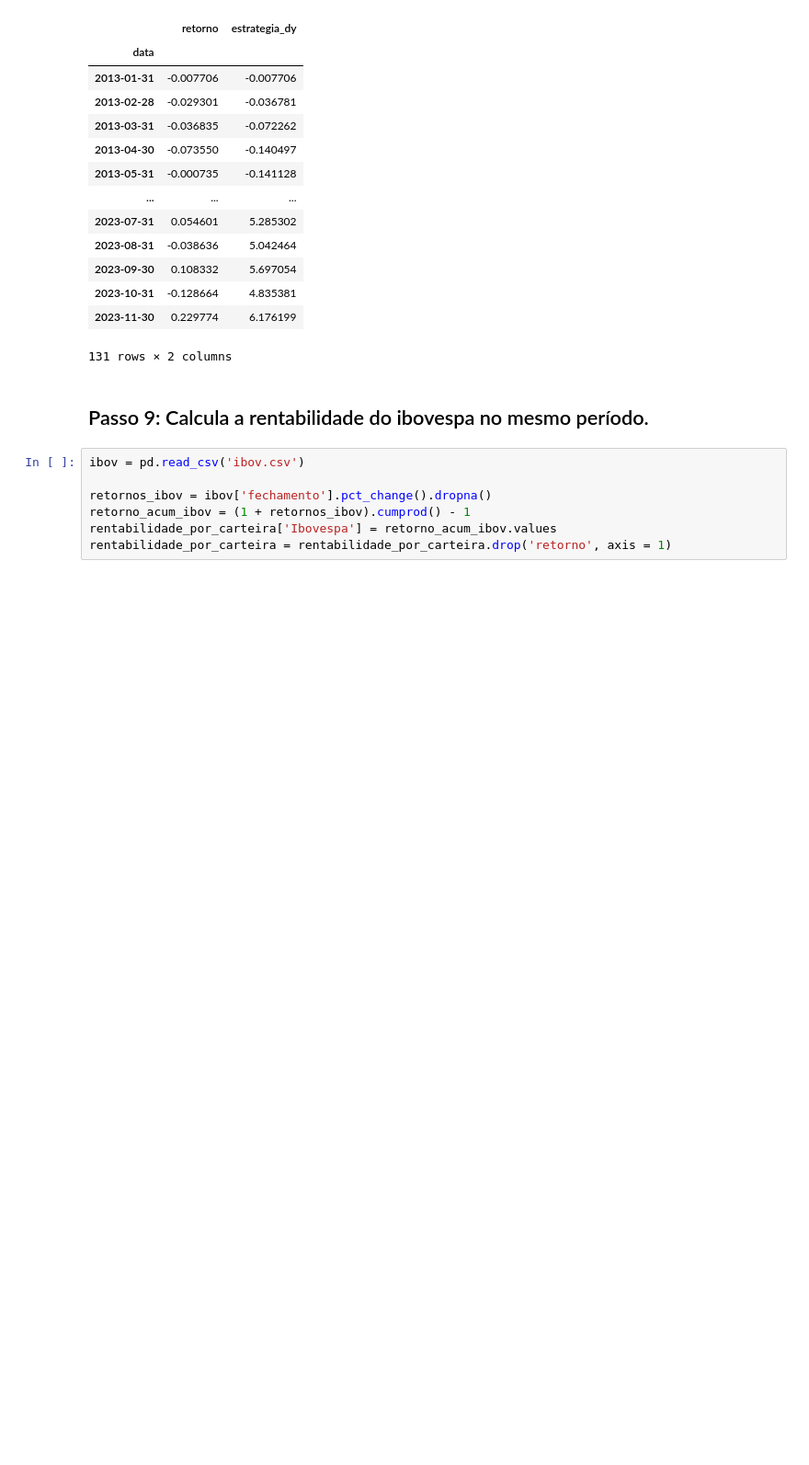
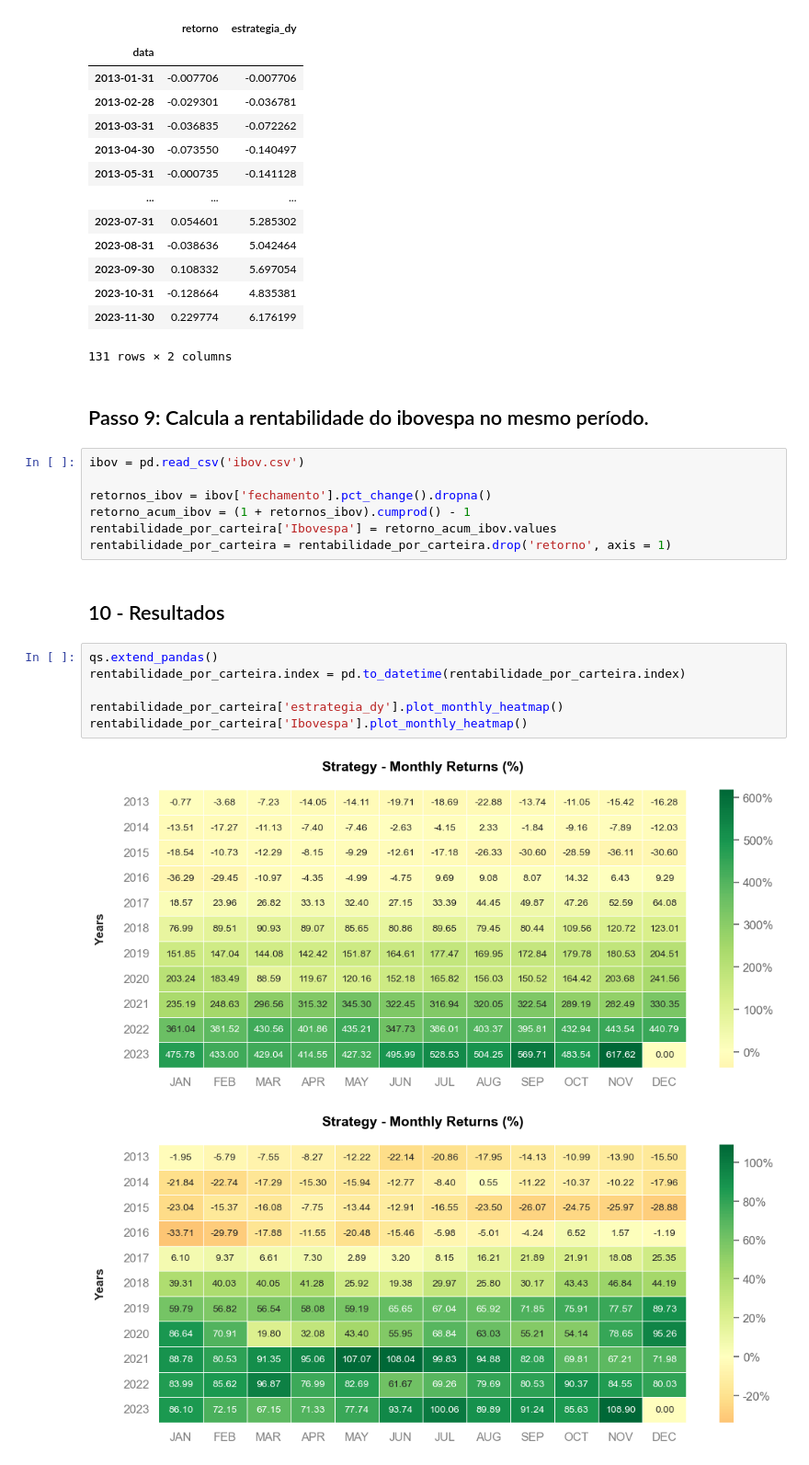
Before and after one commit to edigarmaia/python-mercado-financeiro, a Jupyter notebook: Modelo de Investimento.ipynb, the cells around one changed output. Shown at 92% size. Drawn from its saved outputs; the diff is of its cells as text; blank space fills up the shorter version.

Commit message:
Resultados

```diff
--- a/Modelo de Investimento.ipynb
+++ b/Modelo de Investimento.ipynb
@@ -219,3 +219,14 @@ retornos_ibov = ibov['fechamento'].pct_change().dropna()
 retorno_acum_ibov = (1 + retornos_ibov).cumprod() - 1
 rentabilidade_por_carteira['Ibovespa'] = retorno_acum_ibov.values
 rentabilidade_por_carteira = rentabilidade_por_carteira.drop('retorno', axis = 1)
+# %% [markdown]
+## 10 - Resultados
+# %%
+qs.extend_pandas()
+rentabilidade_por_carteira.index = pd.to_datetime(rentabilidade_por_carteira.index)
+
+rentabilidade_por_carteira['estrategia_dy'].plot_monthly_heatmap()
+rentabilidade_por_carteira['Ibovespa'].plot_monthly_heatmap()
+# %% [output]
+[figure, added]
+[figure, added]
```
Also changed, not shown: parts of 1 cell of this notebook.
